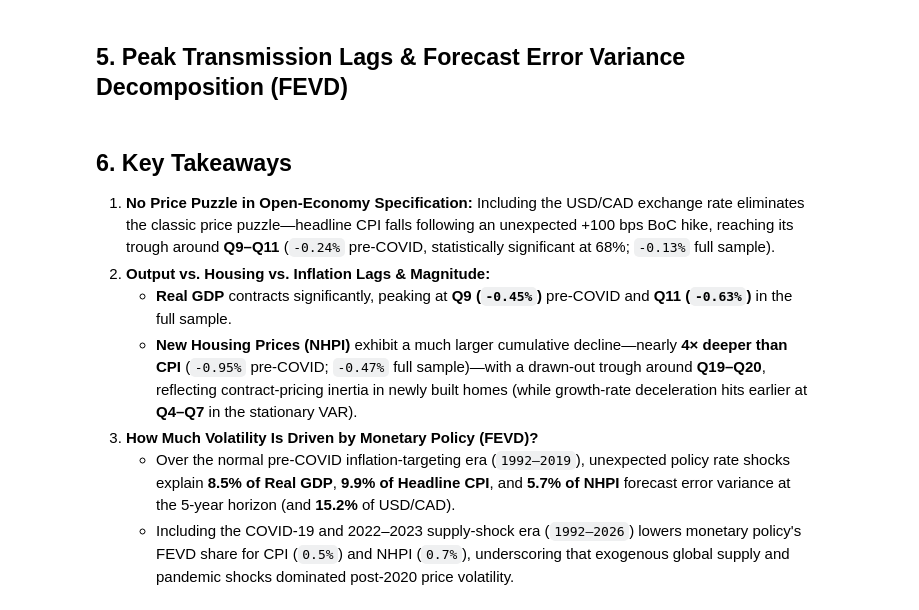
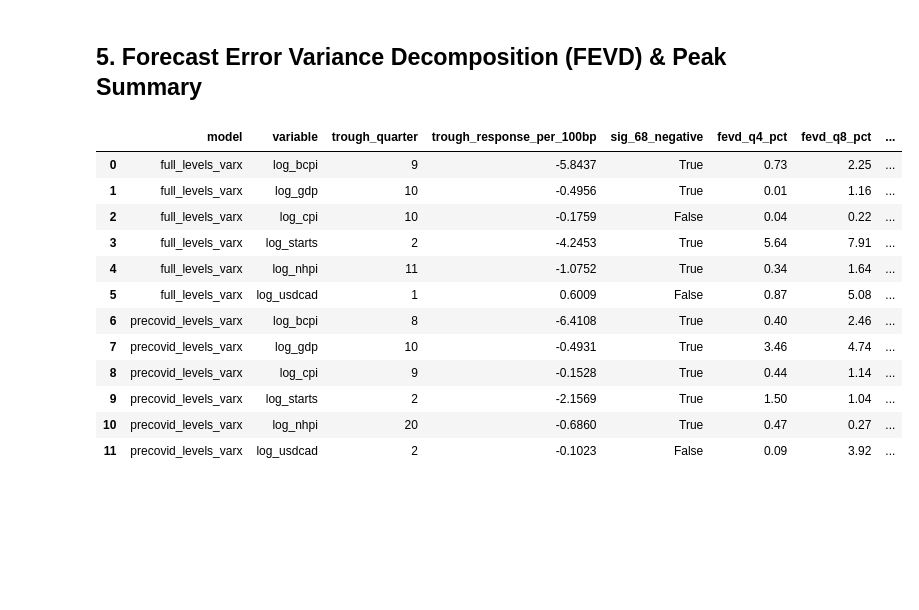
Before and after one commit to ArthurKaan/Monetary-Policy-Transmission-Lags-in-Canada, a Jupyter notebook: notebooks/exploratory_irf.ipynb, the cells around one changed output. Cells and saved outputs as stored; diff of their text form; code cells hidden in the pictures; blank space fills up the shorter version.

```diff
--- a/notebooks/exploratory_irf.ipynb
+++ b/notebooks/exploratory_irf.ipynb
@@ -148,2 +225,2 @@ plt.show()
 # %% [markdown]
-## 5. Peak Transmission Lags & Forecast Error Variance Decomposition (FEVD)
+## 5. Forecast Error Variance Decomposition (FEVD) & Peak Summary
@@ -156,33 +227,43 @@ peaks[[
 # %%
-fig, axes = plt.subplots(1, 2, figsize=(13, 4.5), sharey=True)
+fig, axes = plt.subplots(1, 2, figsize=(12.5, 4.3), sharey=True)
 horizons = [4, 8, 12, 20]
 x = np.arange(len(horizons))
-w = 0.25
+w = 0.2
 
-for ax, bundle, title in [
-    (axes[0], full_lvl["fevd"], "Full Sample (1992–2026)"),
-    (axes[1], pre_lvl["fevd"], "Pre-COVID Robustness (1992–2019)"),
+for ax, fevd_df, title in [
+    (axes[0], full_b["fevd"], "Full Era SVARX (1992–2026, COVID Ctrl)"),
+    (axes[1], pre_b["fevd"], "Pre-COVID Benchmark (1992–2019)"),
 ]:
-    ax.bar(x - w, [bundle.loc[q, "log_gdp"] for q in horizons], width=w, color="#059669", label="Real GDP")
-    ax.bar(x, [bundle.loc[q, "log_nhpi"] for q in horizons], width=w, color="#dc2626", label="Housing (NHPI)")
-    ax.bar(x + w, [bundle.loc[q, "log_cpi"] for q in horizons], width=w, color="#1d4ed8", label="Headline CPI")
-    ax.set_title(f"FEVD Share Driven by Policy Shocks\n{title}", fontweight="bold")
+    ax.bar(x - 1.5 * w, [fevd_df.loc[q, "log_gdp"] for q in horizons], width=w, color="#059669", label="Real GDP")
+    ax.bar(x - 0.5 * w, [fevd_df.loc[q, "log_starts"] for q in horizons], width=w, color="#d97706", label="Housing Starts")
+    ax.bar(x + 0.5 * w, [fevd_df.loc[q, "log_nhpi"] for q in horizons], width=w, color="#dc2626", label="Housing Prices (NHPI)")
+    ax.bar(x + 1.5 * w, [fevd_df.loc[q, "log_cpi"] for q in horizons], width=w, color="#1d4ed8", label="Headline CPI")
+    ax.set_title(f"FEVD Share Driven by Policy Shocks\n{title}", fontsize=10, fontweight="bold")
     ax.set_xticks(x)
     ax.set_xticklabels([f"Q{q}" for q in horizons])
     ax.set_xlabel("Forecast Horizon")
     ax.grid(axis="y", alpha=0.25)
-    ax.legend()
+    ax.legend(fontsize=8)
 
-axes[0].set_ylabel("Variance Explained by Overnight Rate Shocks (%)")
+axes[0].set_ylabel("Variance Explained by BoC Rate Shocks (%)")
 fig.tight_layout()
 plt.show()
+
+peaks = pd.read_csv(RESULTS / "all_models_peak_summary.csv")
+peaks[peaks["model"].isin(["full_levels_varx", "precovid_levels_varx"])][
+    ["model", "variable", "trough_quarter", "trough_response_per_100bp", "sig_68_negative", "fevd_q4_pct", "fevd_q8_pct", "fevd_q12_pct", "fevd_q20_pct"]
+]
+# %% [output]
+|  | model | variable | trough_quarter | trough_response_per_100bp | sig_68_negative | fevd_q4_pct | fevd_q8_pct | ... |
+| 0 | full_levels_varx | log_bcpi | 9 | -5.8437 | True | 0.73 | 2.25 | ... |
+| 1 | full_levels_varx | log_gdp | 10 | -0.4956 | True | 0.01 | 1.16 | ... |
+| 2 | full_levels_varx | log_cpi | 10 | -0.1759 | False | 0.04 | 0.22 | ... |
+| 3 | full_levels_varx | log_starts | 2 | -4.2453 | True | 5.64 | 7.91 | ... |
+| 4 | full_levels_varx | log_nhpi | 11 | -1.0752 | True | 0.34 | 1.64 | ... |
+| 5 | full_levels_varx | log_usdcad | 1 | 0.6009 | False | 0.87 | 5.08 | ... |
+| 6 | precovid_levels_varx | log_bcpi | 8 | -6.4108 | True | 0.40 | 2.46 | ... |
+| 7 | precovid_levels_varx | log_gdp | 10 | -0.4931 | True | 3.46 | 4.74 | ... |
+| 8 | precovid_levels_varx | log_cpi | 9 | -0.1528 | True | 0.44 | 1.14 | ... |
+| 9 | precovid_levels_varx | log_starts | 2 | -2.1569 | True | 1.50 | 1.04 | ... |
+| 10 | precovid_levels_varx | log_nhpi | 20 | -0.6860 | True | 0.47 | 0.27 | ... |
+| 11 | precovid_levels_varx | log_usdcad | 2 | -0.1023 | False | 0.09 | 3.92 | ... |
-# %% [markdown]
-## 6. Key Takeaways
-
-1. **No Price Puzzle in Open-Economy Specification:** Including the USD/CAD exchange rate eliminates the classic price puzzle—headline CPI falls following an unexpected +100 bps BoC hike, reaching its trough around **Q9–Q11** (`-0.24%` pre-COVID, statistically significant at 68%; `-0.13%` full sample).
-2. **Output vs. Housing vs. Inflation Lags & Magnitude:**
-   - **Real GDP** contracts significantly, peaking at **Q9 (`-0.45%`)** pre-COVID and **Q11 (`-0.63%`)** in the full sample.
-   - **New Housing Prices (NHPI)** exhibit a much larger cumulative decline—nearly **4× deeper than CPI** (`-0.95%` pre-COVID; `-0.47%` full sample)—with a drawn-out trough around **Q19–Q20**, reflecting contract-pricing inertia in newly built homes (while growth-rate deceleration hits earlier at **Q4–Q7** in the stationary VAR).
-3. **How Much Volatility Is Driven by Monetary Policy (FEVD)?**
-   - Over the normal pre-COVID inflation-targeting era (`1992–2019`), unexpected policy rate shocks explain **8.5% of Real GDP**, **9.9% of Headline CPI**, and **5.7% of NHPI** forecast error variance at the 5-year horizon (and **15.2%** of USD/CAD).
-   - Including the COVID-19 and 2022–2023 supply-shock era (`1992–2026`) lowers monetary policy's FEVD share for CPI (`0.5%`) and NHPI (`0.7%`), underscoring that exogenous global supply and pandemic shocks dominated post-2020 price volatility.
```
Also changed, not shown: parts of 16 cells of this notebook, 2 other files.
